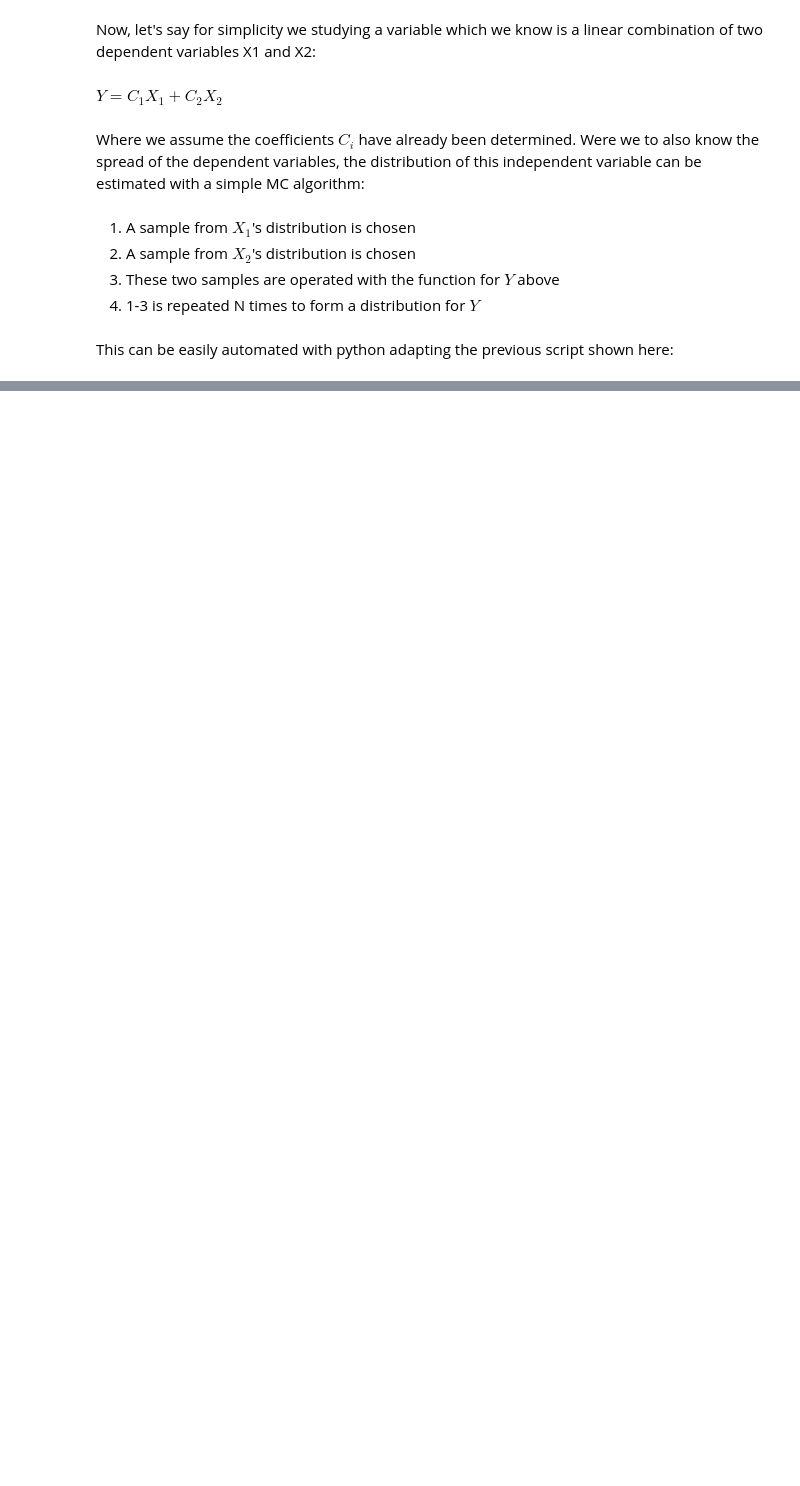
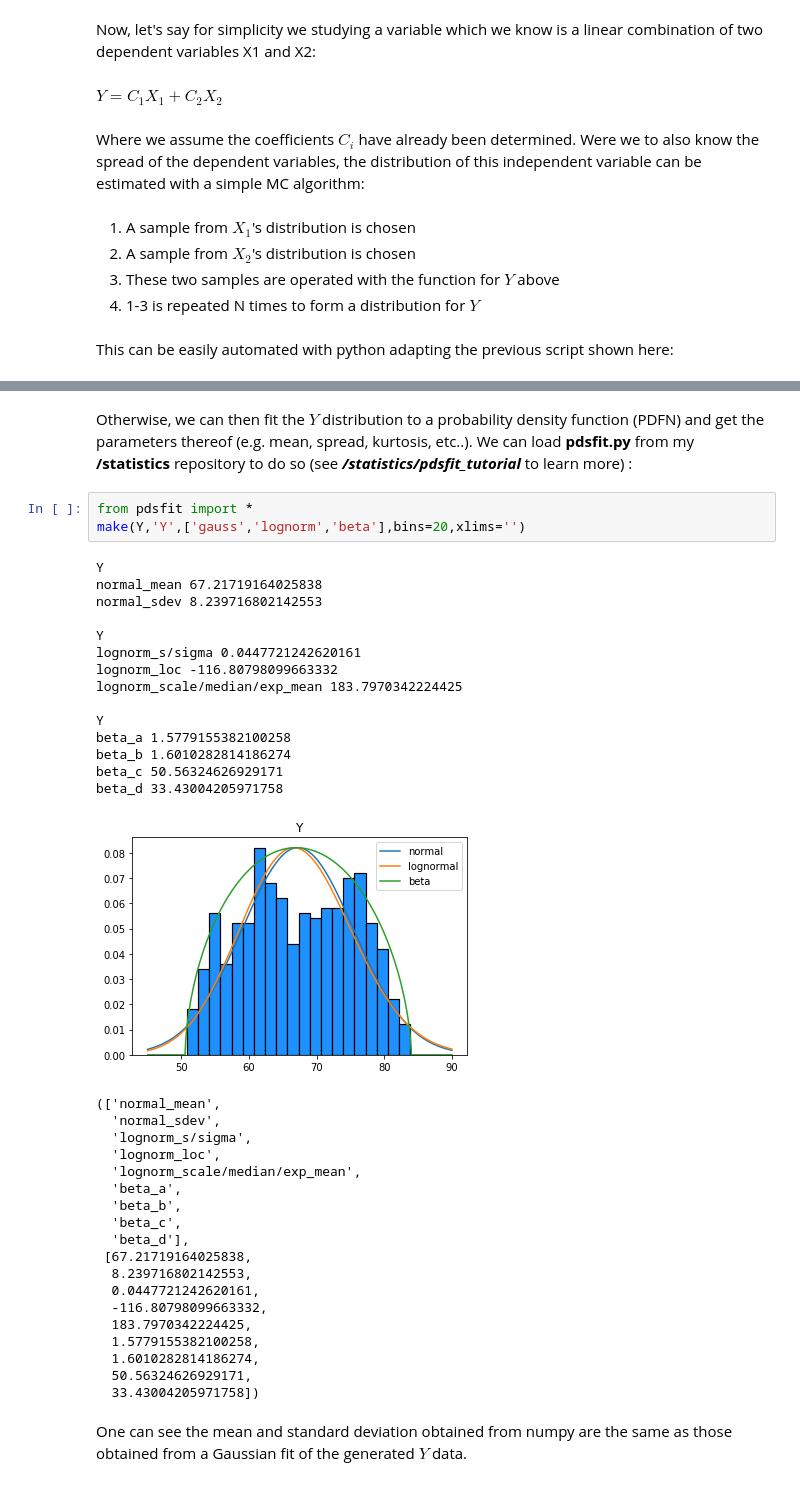
Before and after one commit to andrewrgarcia/monte-carlo, a Jupyter notebook: montecarlo.ipynb, the cells around one changed output, grey strips where cells are left out. Drawn from its saved outputs; the diff is of its cells as text; blank space fills up the shorter version.

```diff
--- a/montecarlo.ipynb
+++ b/montecarlo.ipynb
@@ -86,0 +90,41 @@ sdev 3.4418669721659714
+# %% [markdown]
+Otherwise, we can then fit the $Y$ distribution to a probability density function (PDFN) and get the parameters thereof (e.g. mean, spread, kurtosis, etc..). We can load **pdsfit.py** from my **/statistics** repository to do so (see ***/statistics/pdsfit_tutorial*** to learn more) :
+# %%
+from pdsfit import *
+make(Y,'Y',['gauss','lognorm','beta'],bins=20,xlims='')
+# %% [output]
+Y
+normal_mean 67.21719164025838
+normal_sdev 8.239716802142553
+
+Y
+lognorm_s/sigma 0.0447721242620161
+lognorm_loc -116.80798099663332
+lognorm_scale/median/exp_mean 183.7970342224425
+
+Y
+beta_a 1.5779155382100258
+beta_b 1.6010282814186274
+beta_c 50.56324626929171
+beta_d 33.43004205971758
+[figure, added]
+(['normal_mean',
+  'normal_sdev',
+  'lognorm_s/sigma',
+  'lognorm_loc',
+  'lognorm_scale/median/exp_mean',
+  'beta_a',
+  'beta_b',
+  'beta_c',
+  'beta_d'],
+ [67.21719164025838,
+  8.239716802142553,
+  0.0447721242620161,
+  -116.80798099663332,
+  183.7970342224425,
+  1.5779155382100258,
+  1.6010282814186274,
+  50.56324626929171,
+  33.43004205971758])
+# %% [markdown]
+One can see the mean and standard deviation obtained from numpy are the same as those obtained from a Gaussian fit of the generated $Y$ data.
```
Also changed, not shown: parts of 8 cells of this notebook, 1 other file.
